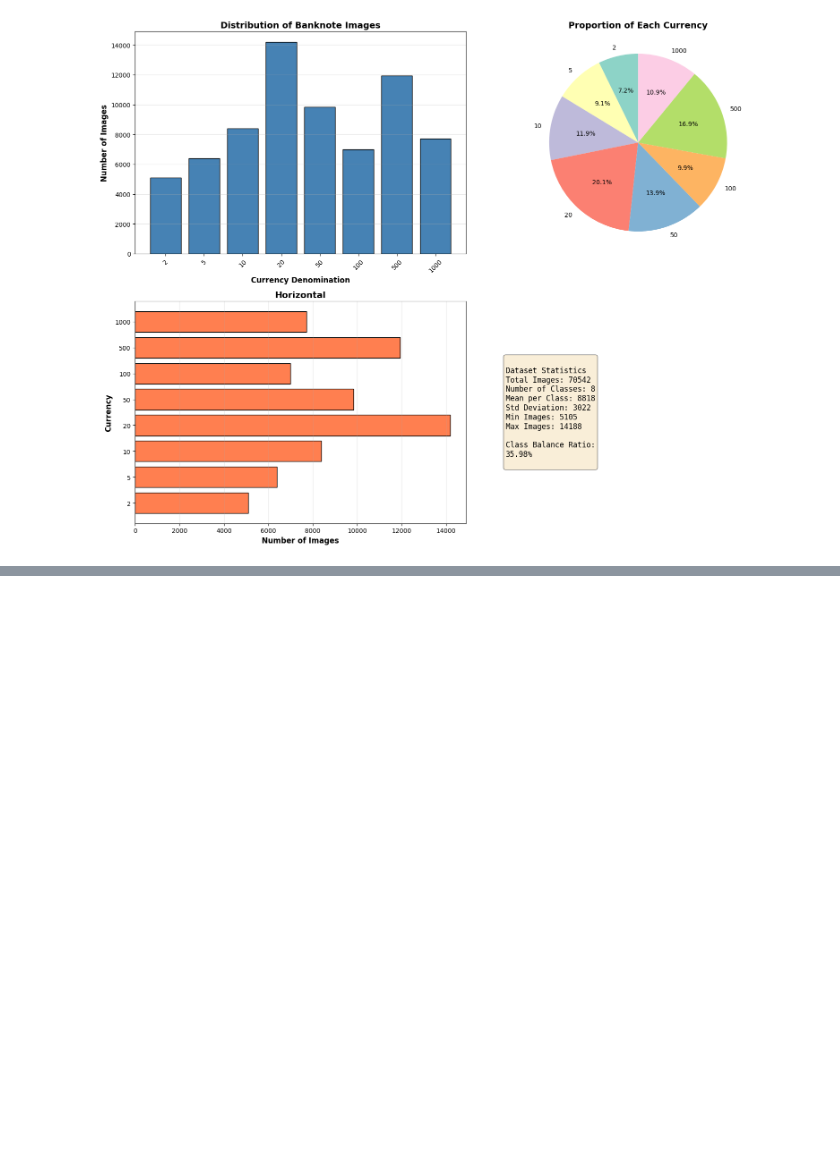
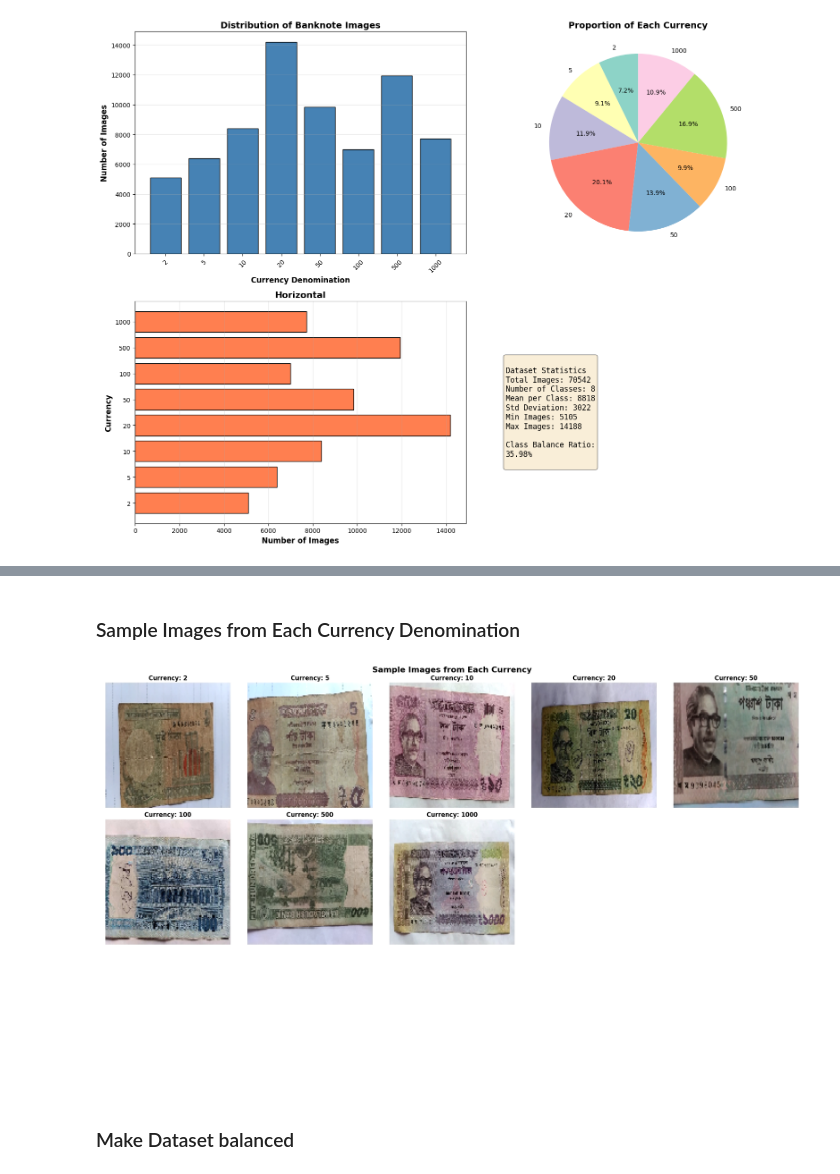
Before and after one commit to nexxusMostaFA/Nueral-Networks-PROJECT, a Jupyter notebook: training_notbook/training.ipynb, the cells around one changed output, grey strips where cells are left out. Drawn from its saved outputs; the diff is of its cells as text; code cells hidden in the pictures; blank space fills up the shorter version.

```diff
--- a/training_notbook/training.ipynb
+++ b/training_notbook/training.ipynb
@@ -49,7 +39,7 @@ from sklearn.preprocessing import label_binarize
 # %% [markdown]
 ### READ THE DATA
 # %%
-folder_path = '/kaggle/input/bangladeshi-banknote-dataset/dataset'
+folder_path = '/kaggle/input/dataset'
 
 file_names = os.listdir(folder_path)
 print(f"Total files in dataset: {len(file_names)}")
@@ -150,0 +145,13 @@ plt.show()
+# %%
+currency_images = defaultdict(list)
+
+for file in file_names:
+    match = re.match(r"^(\d+)\s*\(", file)
+    if match:
+        currency_type = int(match.group(1))
+        currency_images[currency_type].append(file)
+
+currency_image_lists = dict(currency_images)
+
+for currency, images in sorted(currency_image_lists.items()):
+    print(f"Currency {currency}: {len(images)} images")
@@ -150,0 +167,32 @@ plt.show()
+# %% [markdown]
+### Sample Images from Each Currency Denomination
+# %%
+fig, axes = plt.subplots(3, 5, figsize=(20, 12))
+axes = axes.ravel()
+
+idx = 0
+for currency in sorted(currency_image_lists.keys()):
+    if idx >= 15:
+        break
+
+    matching_images = currency_image_lists[currency]
+    if matching_images:
+        img_path = os.path.join(folder_path, matching_images[0])
+        img = load_img(img_path, target_size=(128, 128))
+
+        axes[idx].imshow(img)
+        axes[idx].set_title(f'Currency: {currency}', fontsize=12, fontweight='bold')
+        axes[idx].axis('off')
+        idx += 1
+
+for i in range(idx, 15):
+    axes[i].axis('off')
+
+plt.suptitle('Sample Images from Each Currency',
+             fontsize=16, fontweight='bold', y=0.98)
+plt.tight_layout()
+plt.show()
+# %% [output]
+[figure, added]
+# %% [markdown]
+### Make Dataset balanced
```
Also changed, not shown: parts of 14 cells of this notebook.
